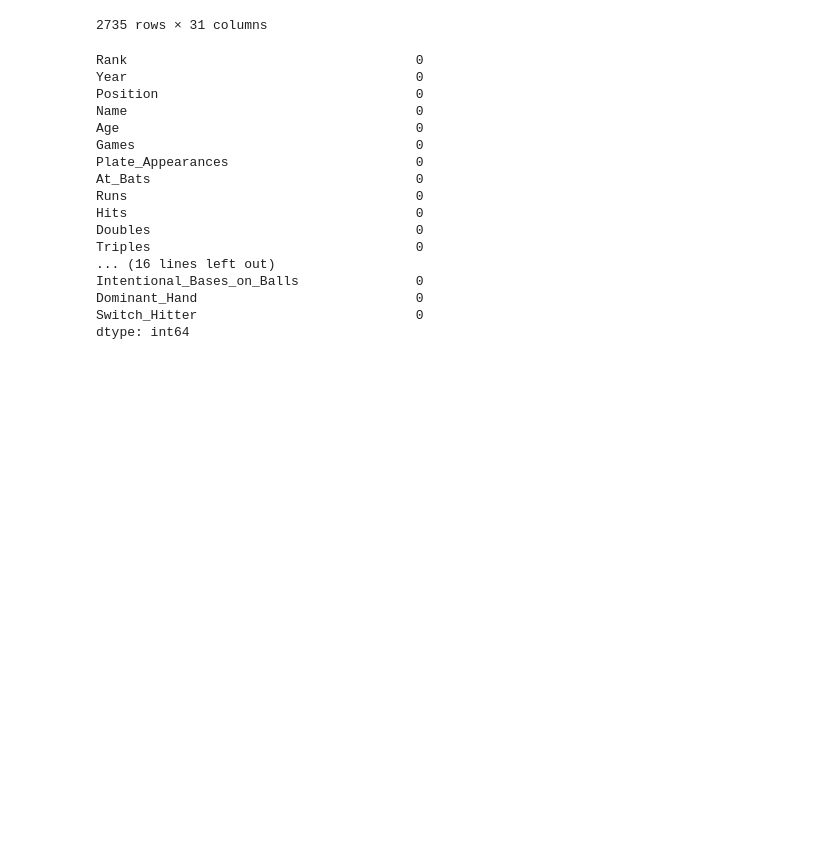
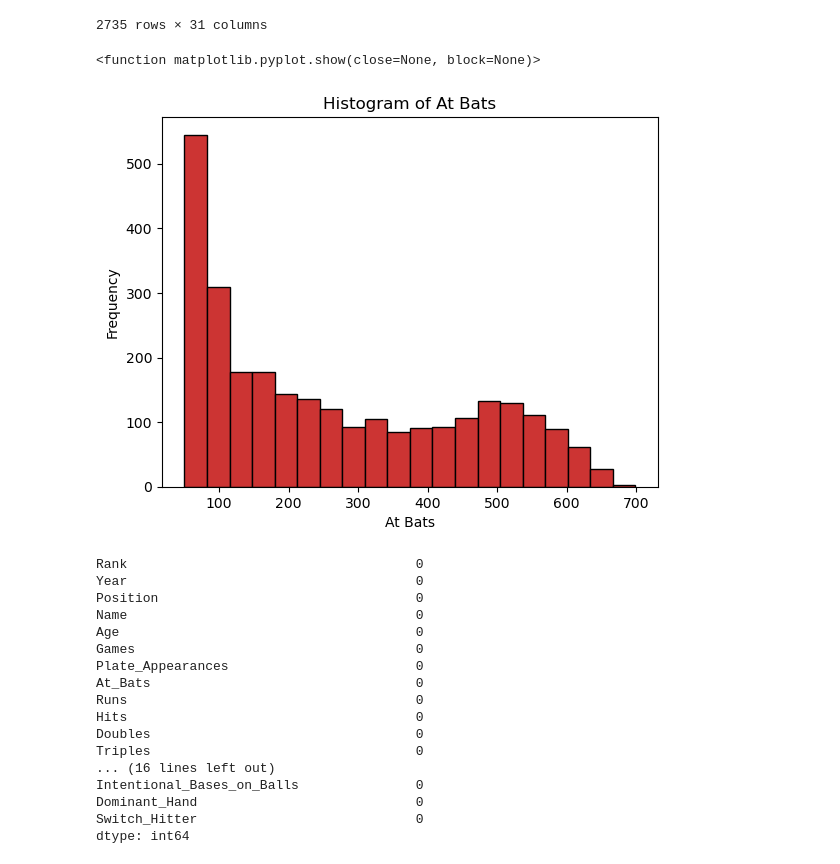
Before and after one commit to ml9148/Project_01, a Jupyter notebook: analysis_FINAL.ipynb, the cells around one changed output. Cells and saved outputs as stored; diff of their text form; code cells hidden in the pictures; blank space fills up the shorter version.

Commit message:
updated readme with visualizations

```diff
--- a/analysis_FINAL.ipynb
+++ b/analysis_FINAL.ipynb
@@ -189,6 +189,17 @@ filtered_players
 | 5238 | 9 | 1876 | OF | Oscar Bielaski | 29 | 32 | 141 | 139 | 24 | 29 | ... |
 | 5240 | 11 | 1876 | P | Al Spalding | 25 | 66 | 298 | 292 | 54 | 91 | ... |
 2735 rows × 31 columns
+# %%
+# Histogram of Number of At Bats:
+
+plt.hist(filtered_players['At_Bats'], bins =20, color= (204/255, 52/255, 51/255), edgecolor= 'black')
+plt.xlabel ('At Bats')
+plt.ylabel ('Frequency')
+plt.title('Histogram of At Bats')
+plt.show
+# %% [output]
+<function matplotlib.pyplot.show(close=None, block=None)>
+[figure, added]
 # %%
 print(filtered_players.isna().sum())
 #Filtering the players also eliminates the issue of the 78 Players with missing positions
```
Also changed, not shown: 24 other files.
